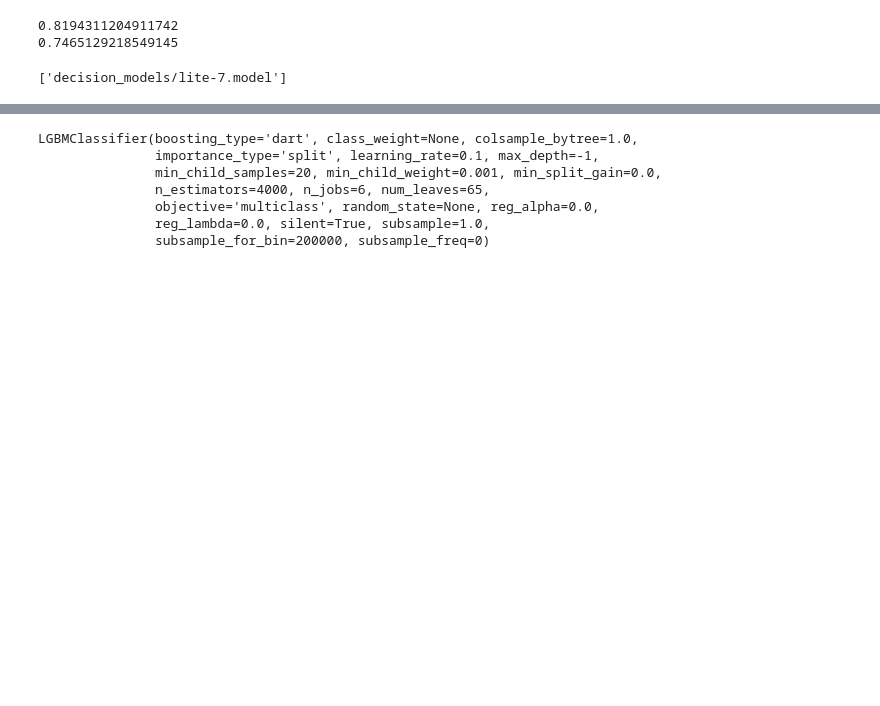
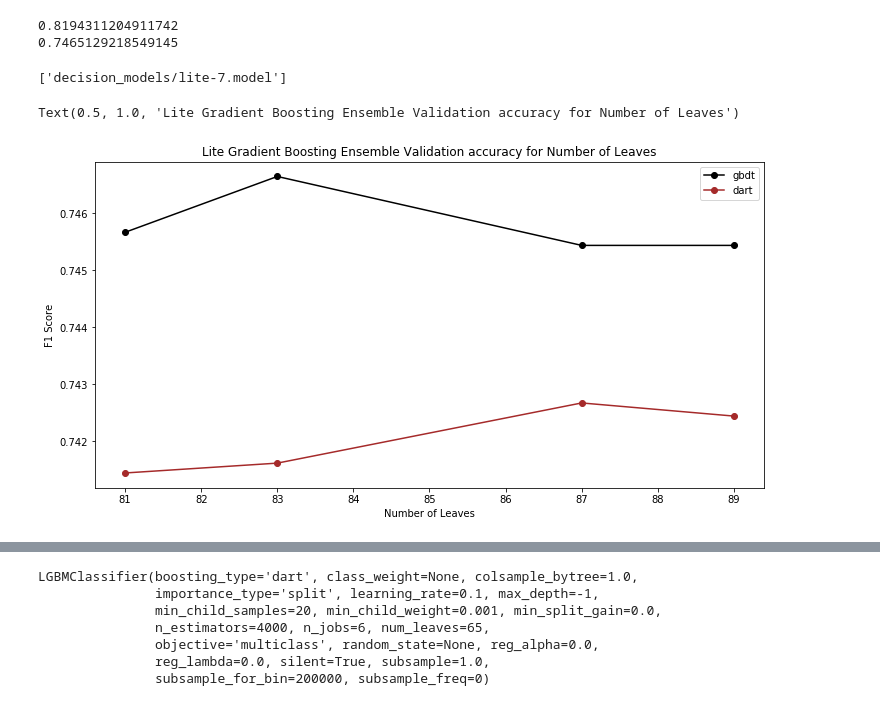
Before and after one commit to vidhur2k/Earthquake-Prediction, a Jupyter notebook: lightgbmtree.ipynb, the cells around one changed output, grey strips where cells are left out. Drawn from its saved outputs; the diff is of its cells as text; code cells hidden in the pictures; blank space fills up the shorter version.

```diff
--- a/lightgbmtree.ipynb
+++ b/lightgbmtree.ipynb
@@ -99,3 +99,34 @@ joblib.dump(lite, "decision_models/lite-7.model")
 # 5 (73.87) gdbt-leaves-1000-bin-4095, 6 (73.48) dart-leaves-1000-bin-4095, 7 (74.65) gbdt-leaves-1200-bin-4095
 # %% [output]
 ['decision_models/lite-7.model']
+# %%
+def get_leaves_vals(x):
+    accuracies = [None] * len(x)
+    accuracies2 = [None] * len(x)
+    for i in range(len(x)):
+        leaves = lgb.LGBMClassifier(n_estimators=1000, n_jobs=6, num_leaves=x[i], objective='multiclass',
+                                           boosting_type='gbdt')
+        leaves.fit(X_train, y_train)
+        accuracies[i] = f1_score(y_test, leaves.predict(X_test), average='micro')
+        leaves = lgb.LGBMClassifier(n_estimators=1000, n_jobs=6, num_leaves=x[i], objective='multiclass',
+                                           boosting_type='dart')
+        leaves.fit(X_train, y_train)
+        accuracies2[i] = f1_score(y_test, leaves.predict(X_test), average='micro')
+    return accuracies, accuracies2
+
+xs3000 = [30, 35, 40, 45, 50, 55, 60, 65, 70, 75, 80, 85, 90, 95, 100]
+ys3000, ysdart = get_leaves_vals(xs3000)
+# %%
+morexs = [81, 83, 87, 89]
+moreys3000, moreysdart = get_leaves_vals(morexs)
+plt.figure(figsize=(12,6))
+plt.plot(morexs, moreys3000, '-ok', label='gbdt', color='black');
+plt.plot(morexs, moreysdart, '-ok', label='dart', color='brown');
+plt.legend()
+plt.xlabel('Number of Leaves')
+plt.ylabel('F1 Score')
+plt.title('Lite Gradient Boosting Ensemble Validation accuracy for Number of Leaves')
+# plt.savefig('source_images/num_leaves_analysis.png')
+# %% [output]
+Text(0.5, 1.0, 'Lite Gradient Boosting Ensemble Validation accuracy for Number of Leaves')
+[figure, added]
```
Also changed, not shown: parts of 2 cells of this notebook, 10 other files.
